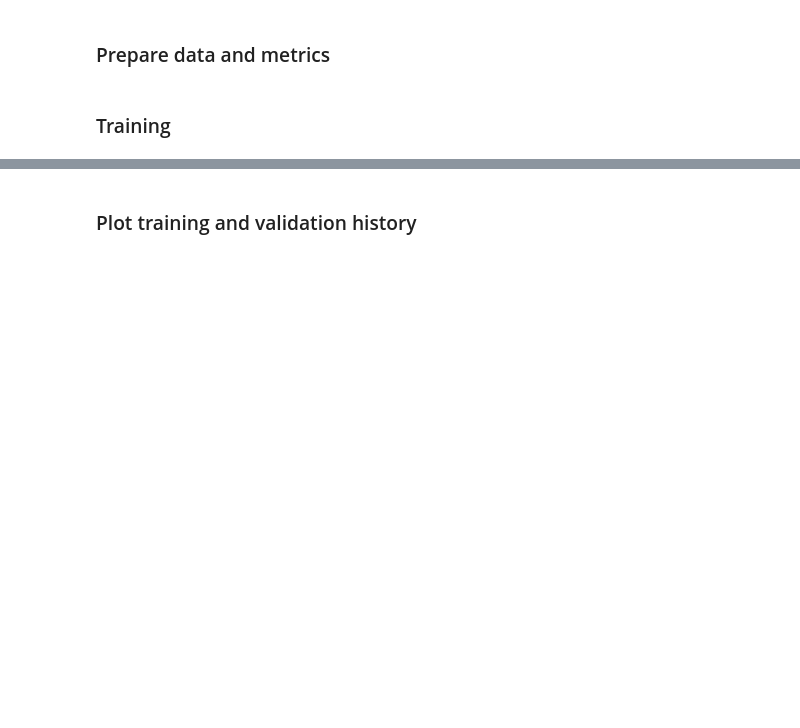
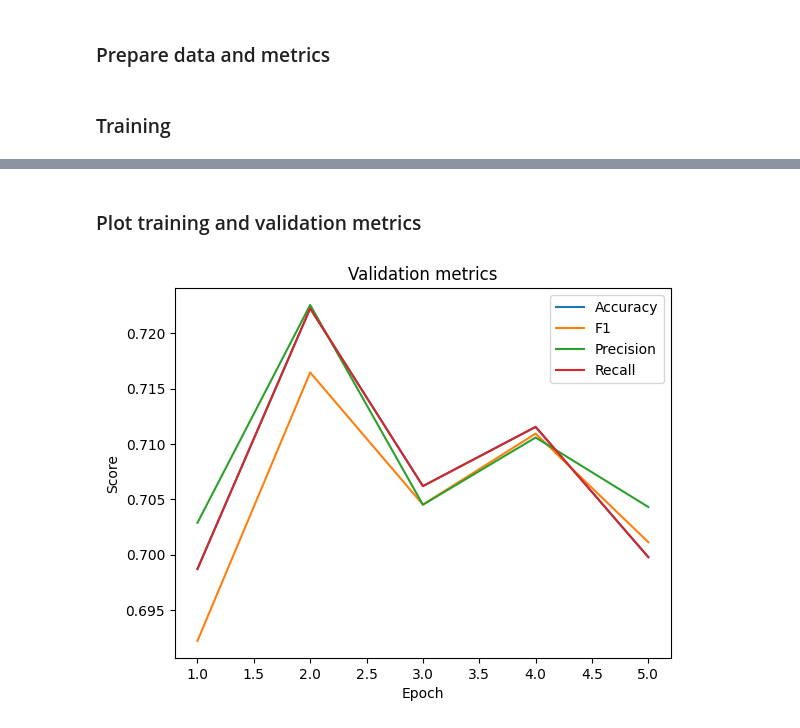
Before and after one commit to UltraArceus3/SentimentAnalysisLDA, a Jupyter notebook: main.ipynb, the cells around one changed output, grey strips where cells are left out. Drawn from its saved outputs; the diff is of its cells as text; code cells hidden in the pictures; blank space fills up the shorter version.

```diff
--- a/main.ipynb
+++ b/main.ipynb
@@ -184,2 +194,28 @@ trainer.train()
 # %% [markdown]
-### Plot training and validation history
+### Plot training and validation metrics
+# %%
+log_metrics = trainer.state.log_history
+val_metrics = [log_metrics[i] for i in range(len(log_metrics)) if i % 2 == 1][:int(log_metrics[-1]['epoch'])]
+
+val_acc = [m['eval_accuracy'] for m in val_metrics]
+val_f1 = [m['eval_f1'] for m in val_metrics]
+val_precision = [m['eval_precision'] for m in val_metrics]
+val_recall = [m['eval_recall'] for m in val_metrics]
+val_loss = [m['eval_loss'] for m in val_metrics]
+
+fig, ax = plt.subplots()
+
+epochs = np.arange(1, len(val_acc) + 1)
+
+ax.plot(epochs, val_acc, label='Accuracy')
+ax.plot(epochs, val_f1, label='F1')
+ax.plot(epochs, val_precision, label='Precision')
+ax.plot(epochs, val_recall, label='Recall')
+
+ax.set_xlabel('Epoch')
+ax.set_ylabel('Score')
+ax.set_title('Validation metrics')
+ax.legend()
+plt.show()
+# %% [output]
+[figure, added]
```
Also changed, not shown: parts of 13 cells of this notebook, 1 other file.
